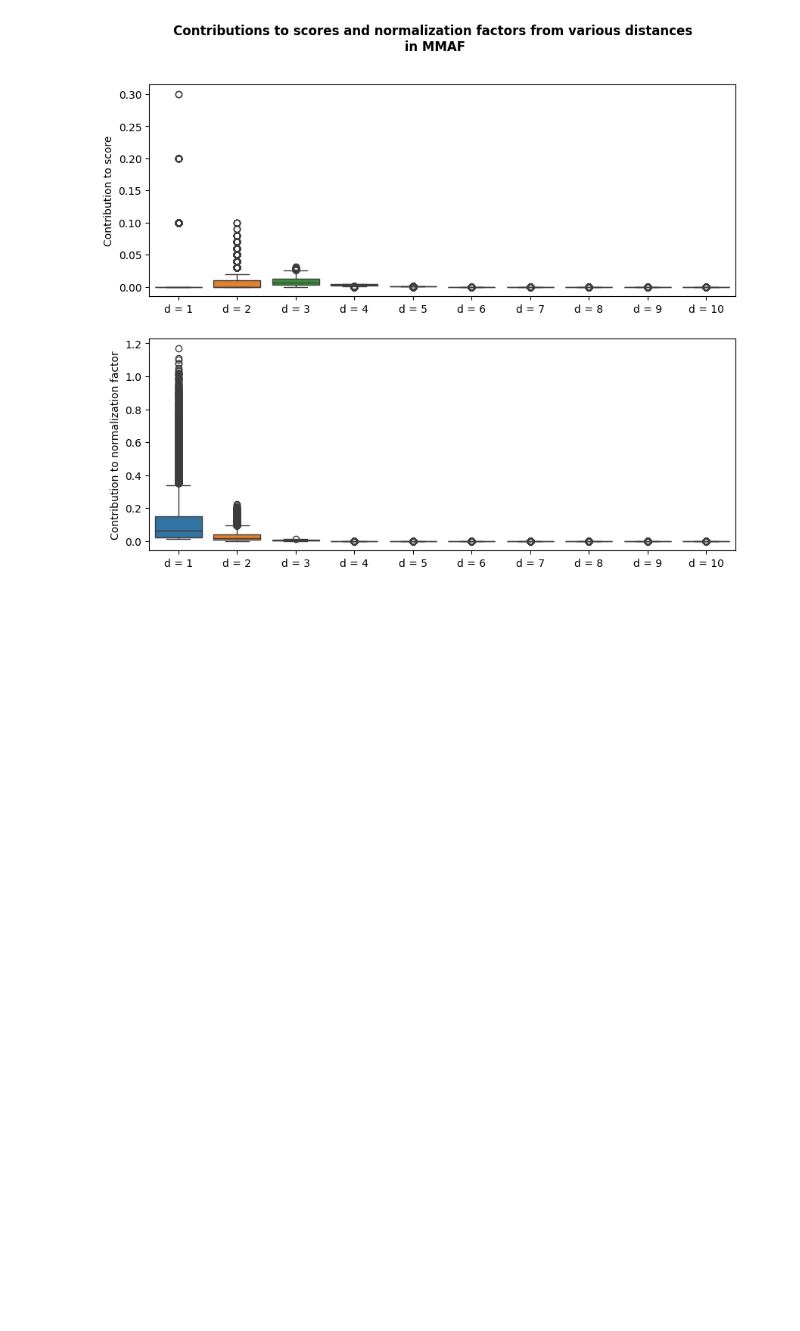
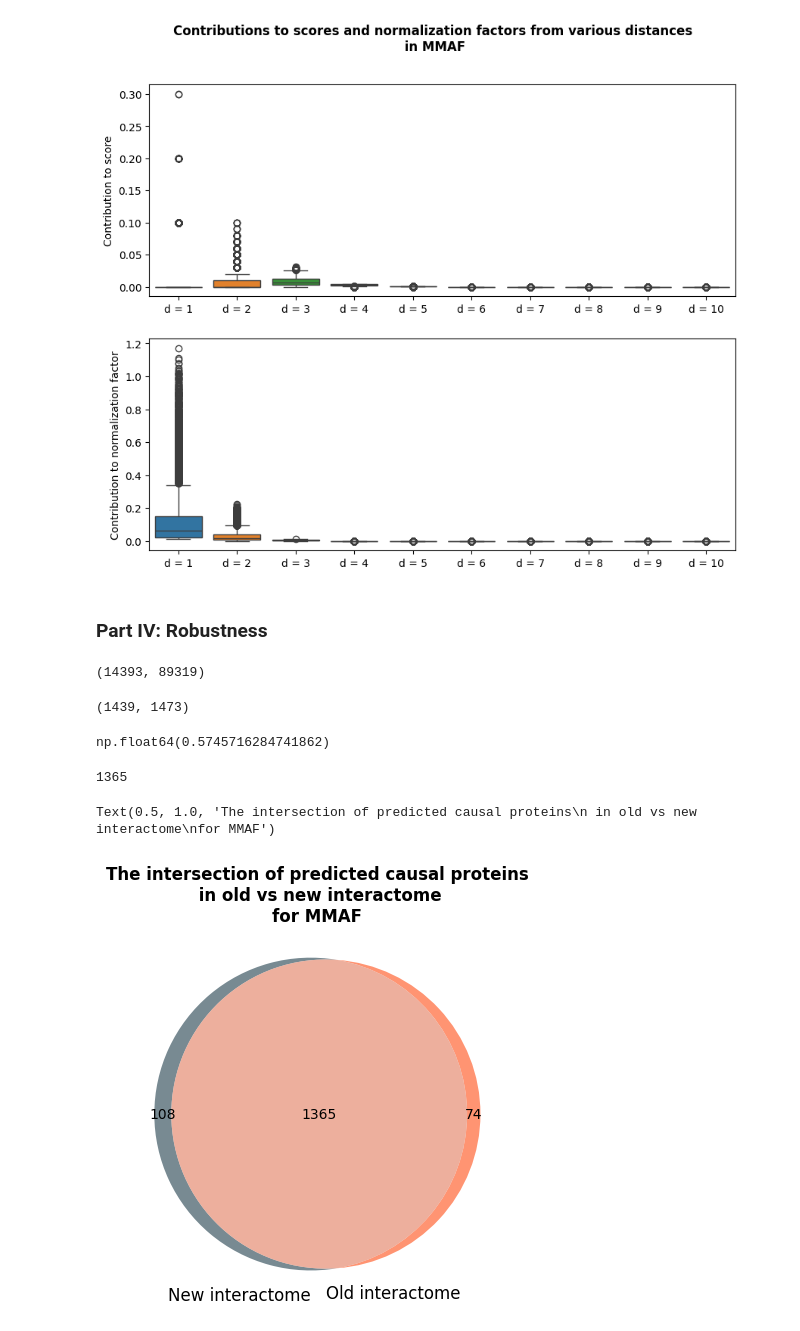
Before and after one commit to jedrzejkubica/GBA-centrality, a Jupyter notebook: dev/validation_GBA_centrality.ipynb, the cells around one changed output. Cells and saved outputs as stored; diff of their text form; code cells hidden in the pictures; blank space fills up the shorter version.

```diff
--- a/dev/validation_GBA_centrality.ipynb
+++ b/dev/validation_GBA_centrality.ipynb
@@ -361,3 +388,23 @@ ax[1].set_ylabel("Contribution to normalization factor")
 matplotlib.pyplot.show()
 # %% [output]
 [figure]
+# %% [markdown]
+### Part IV: Robustness
+# %%
+interactome_old = utils.parse_interactome(interactome_file=INTERACTOME_OLD_PATH)
+len(interactome_old.nodes()), len(interactome_old.edges())
+# %% [output]
+(14393, 89319)
+# %%
+results_old = parse_scores(RESULTS_OLD_PATH)
+# %%
+# get top PRED_CAUSAL_DEFINITION[%] of highest-scoring genes from New centrality
+results_old_sorted = sorted(results_old.keys(), key=lambda item: results_old[item], reverse=True)
+
+scores_old_sorted = [results_old[node] for node in results_old_sorted]
+
+pred_causal_old, non_pred_causal_old = take_top_percent(results_old_sorted, PRED_CAUSAL_DEFINITION)
+# %%
+len(pred_causal_old), len(pred_causal)
+# %% [output]
+(1439, 1473)
@@ -363,0 +413,22 @@ matplotlib.pyplot.show()
+# %%
+pvalue
+# %% [output]
+np.float64(0.5745716284741862)
+# %%
+len(intersection(pred_causal, pred_causal_old))
+# %% [output]
+1365
+# %%
+x1 = len(pred_causal) - len(intersection(pred_causal, pred_causal_old))
+x2 = len(pred_causal_old) - len(intersection(pred_causal, pred_causal_old))
+x3 =  len(intersection(pred_causal, pred_causal_old))
+# %%
+matplotlib_venn.venn2([x1, x2, x3],
+                      set_labels=("New interactome", "Old interactome"),
+                      set_colors=("#4B636E", "#FF7043"), alpha=0.75)
+matplotlib.pyplot.title(f"The intersection of predicted causal proteins\n in old vs new interactome\nfor {PHENOTYPE}",
+                        weight='bold',
+                        fontsize=12)
+# %% [output]
+Text(0.5, 1.0, 'The intersection of predicted causal proteins\n in old vs new interactome\nfor MMAF')
+[figure, added]
```
Also changed, not shown: parts of 49 cells of this notebook, 2 other files.
